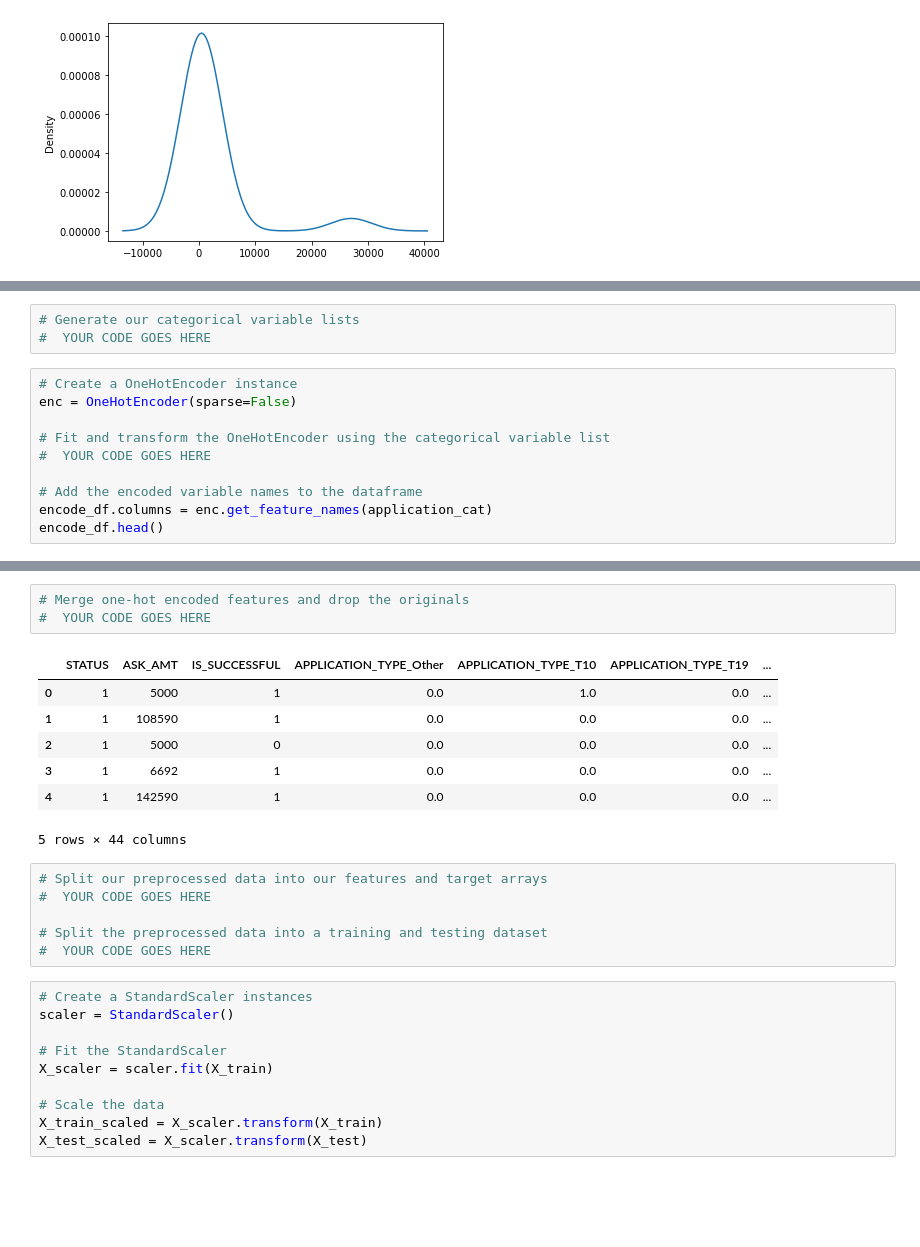
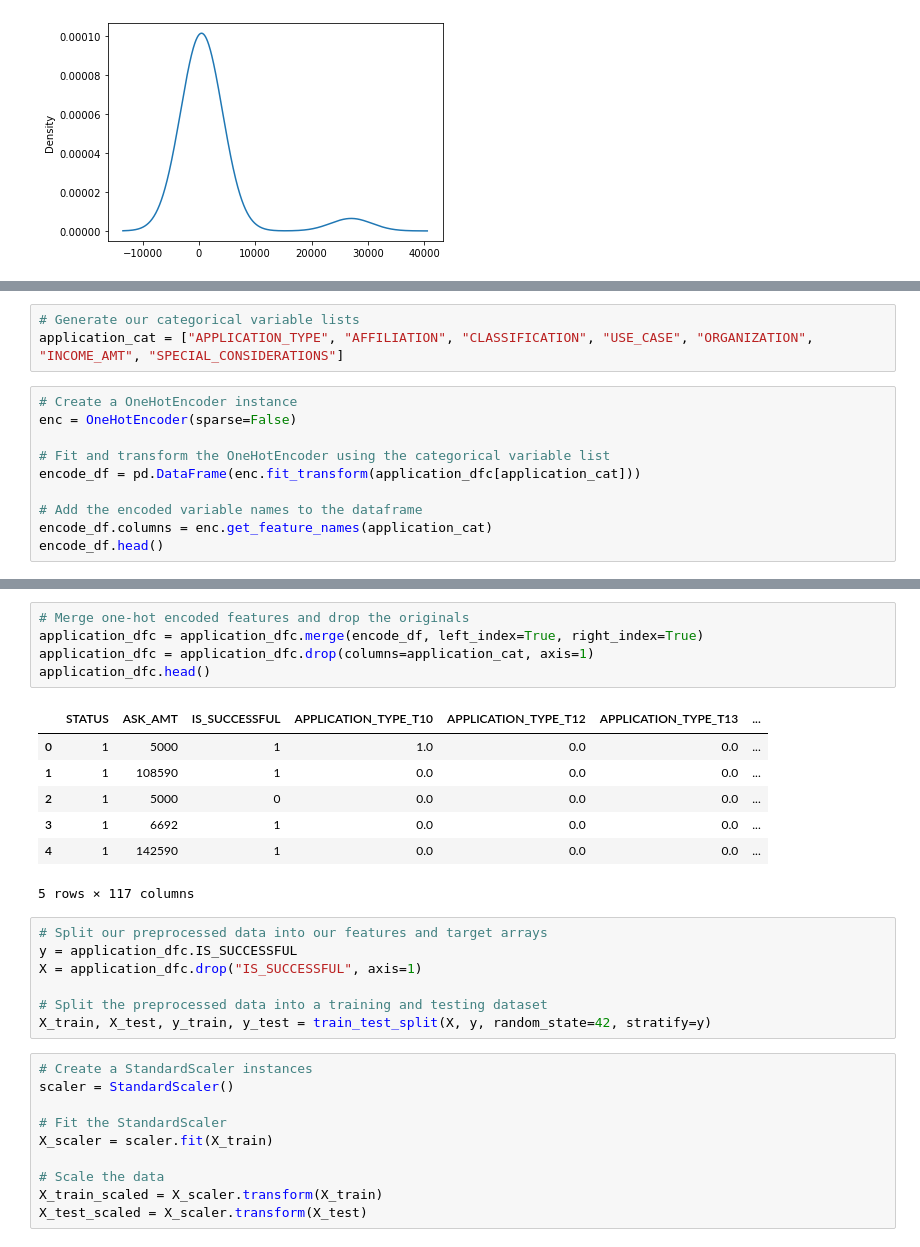
Before and after one commit to ethomas33/Neural_Network_Charity_Analysis, a Jupyter notebook: Challenge/AlphabetSoupCharity_starter_code.ipynb, the cells around one changed output, grey strips where cells are left out. Drawn from its saved outputs; the diff is of its cells as text; blank space fills up the shorter version.

```diff
--- a/Challenge/AlphabetSoupCharity_starter_code.ipynb
+++ b/Challenge/AlphabetSoupCharity_starter_code.ipynb
@@ -143,13 +144,13 @@ C2100     1883
 Name: CLASSIFICATION, dtype: int64
 # %%
 # Generate our categorical variable lists
-#  YOUR CODE GOES HERE
+application_cat = ["APPLICATION_TYPE", "AFFILIATION", "CLASSIFICATION", "USE_CASE", "ORGANIZATION", "INCOME_AMT", "SPECIAL_CONSIDERATIONS"]
 # %%
 # Create a OneHotEncoder instance
 enc = OneHotEncoder(sparse=False)
 
 # Fit and transform the OneHotEncoder using the categorical variable list
-#  YOUR CODE GOES HERE
+encode_df = pd.DataFrame(enc.fit_transform(application_dfc[application_cat]))
 
 # Add the encoded variable names to the dataframe
 encode_df.columns = enc.get_feature_names(application_cat)
@@ -165,20 +166,23 @@ encode_df.head()
 # %%
 # Merge one-hot encoded features and drop the originals
-#  YOUR CODE GOES HERE
+application_dfc = application_dfc.merge(encode_df, left_index=True, right_index=True)
+application_dfc = application_dfc.drop(columns=application_cat, axis=1)
+application_dfc.head()
 # %% [output]
-|  | STATUS | ASK_AMT | IS_SUCCESSFUL | APPLICATION_TYPE_Other | APPLICATION_TYPE_T10 | APPLICATION_TYPE_T19 | ... |
-| 0 | 1 | 5000 | 1 | 0.0 | 1.0 | 0.0 | ... |
+|  | STATUS | ASK_AMT | IS_SUCCESSFUL | APPLICATION_TYPE_T10 | APPLICATION_TYPE_T12 | APPLICATION_TYPE_T13 | ... |
+| 0 | 1 | 5000 | 1 | 1.0 | 0.0 | 0.0 | ... |
 | 1 | 1 | 108590 | 1 | 0.0 | 0.0 | 0.0 | ... |
 | 2 | 1 | 5000 | 0 | 0.0 | 0.0 | 0.0 | ... |
 | 3 | 1 | 6692 | 1 | 0.0 | 0.0 | 0.0 | ... |
 | 4 | 1 | 142590 | 1 | 0.0 | 0.0 | 0.0 | ... |
-5 rows × 44 columns
+5 rows × 117 columns
 # %%
 # Split our preprocessed data into our features and target arrays
-#  YOUR CODE GOES HERE
+y = application_dfc.IS_SUCCESSFUL
+X = application_dfc.drop("IS_SUCCESSFUL", axis=1)
 
 # Split the preprocessed data into a training and testing dataset
-#  YOUR CODE GOES HERE
+X_train, X_test, y_train, y_test = train_test_split(X, y, random_state=42, stratify=y)
 # %%
 # Create a StandardScaler instances
 scaler = StandardScaler()
```
Also changed, not shown: parts of 6 cells of this notebook.
